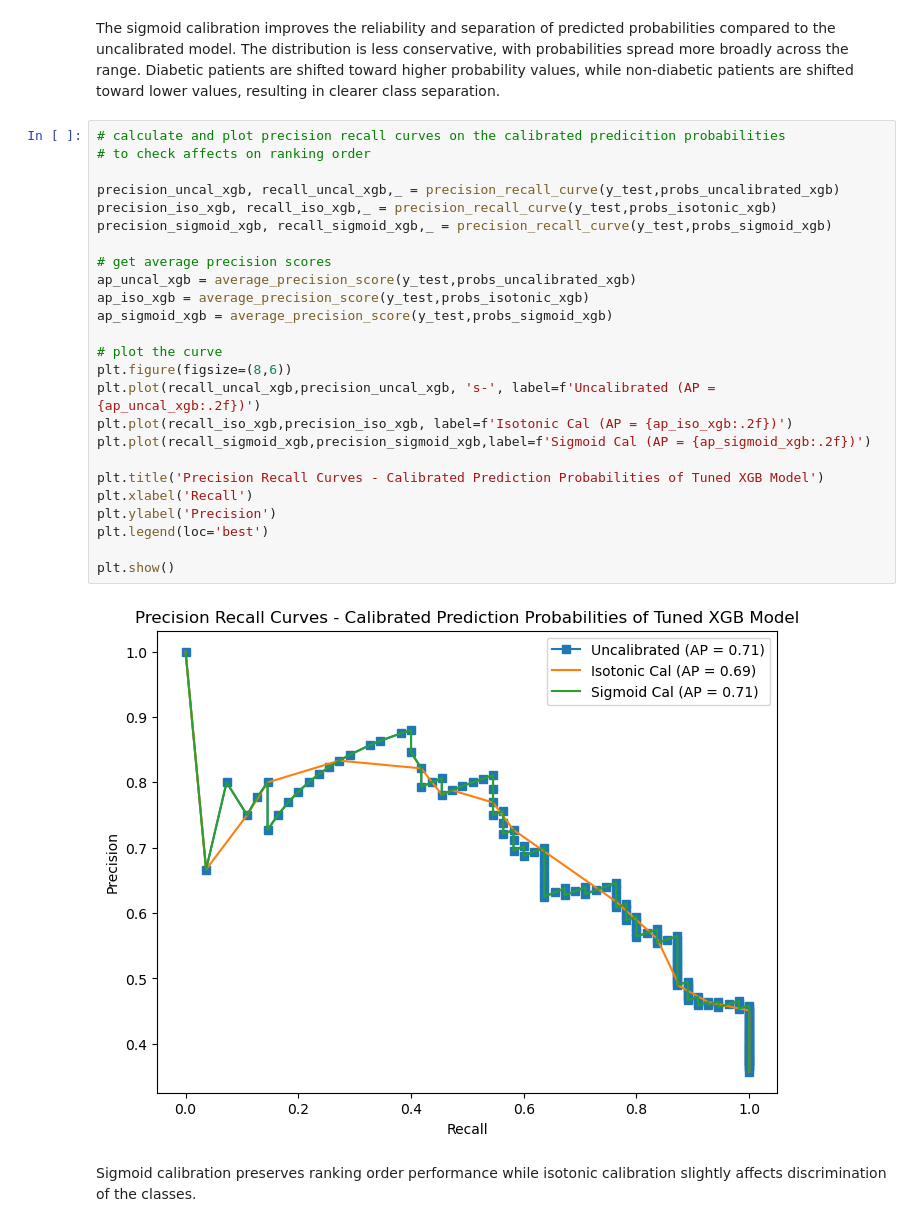
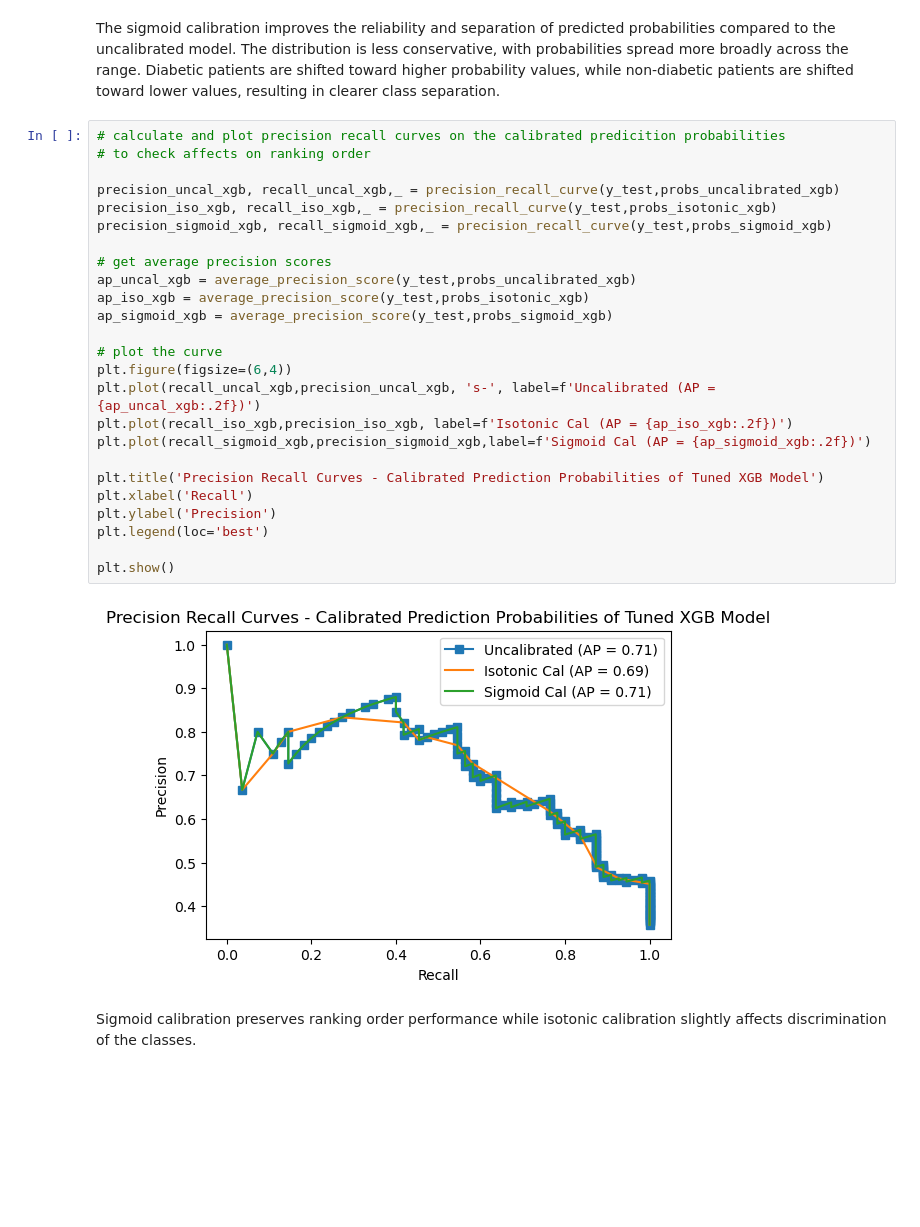
Before and after one commit to apl888/diabetes-prediction, a Jupyter notebook: notebooks/3_XGBoost_model.ipynb, the cells around one changed output. Cells and saved outputs as stored; diff of their text form; blank space fills up the shorter version.

```diff
--- a/notebooks/3_XGBoost_model.ipynb
+++ b/notebooks/3_XGBoost_model.ipynb
@@ -767,30 +768,30 @@ The sigmoid calibration improves the reliability and separation of predicted pro
 # %%
 # calculate and plot precision recall curves on the calibrated predicition probabilities
 # to check affects on ranking order
 
 precision_uncal_xgb, recall_uncal_xgb,_ = precision_recall_curve(y_test,probs_uncalibrated_xgb)
 precision_iso_xgb, recall_iso_xgb,_ = precision_recall_curve(y_test,probs_isotonic_xgb)
 precision_sigmoid_xgb, recall_sigmoid_xgb,_ = precision_recall_curve(y_test,probs_sigmoid_xgb)
 
 # get average precision scores
 ap_uncal_xgb = average_precision_score(y_test,probs_uncalibrated_xgb)
 ap_iso_xgb = average_precision_score(y_test,probs_isotonic_xgb)
 ap_sigmoid_xgb = average_precision_score(y_test,probs_sigmoid_xgb)
 
 # plot the curve
-plt.figure(figsize=(8,6))
+plt.figure(figsize=(6,4))
 plt.plot(recall_uncal_xgb,precision_uncal_xgb, 's-', label=f'Uncalibrated (AP = {ap_uncal_xgb:.2f})')
 plt.plot(recall_iso_xgb,precision_iso_xgb, label=f'Isotonic Cal (AP = {ap_iso_xgb:.2f})')
 plt.plot(recall_sigmoid_xgb,precision_sigmoid_xgb,label=f'Sigmoid Cal (AP = {ap_sigmoid_xgb:.2f})')
 
 plt.title('Precision Recall Curves - Calibrated Prediction Probabilities of Tuned XGB Model')
 plt.xlabel('Recall')
 plt.ylabel('Precision')
 plt.legend(loc='best')
 
 plt.show()
 # %% [output]
-[figure, old version]
+[figure, new version]
 # %% [markdown]
 Sigmoid calibration preserves ranking order performance while isotonic calibration slightly affects discrimination of the classes.
 # %% [markdown]
```
Also changed, not shown: parts of 17 cells of this notebook, 1 other file.
